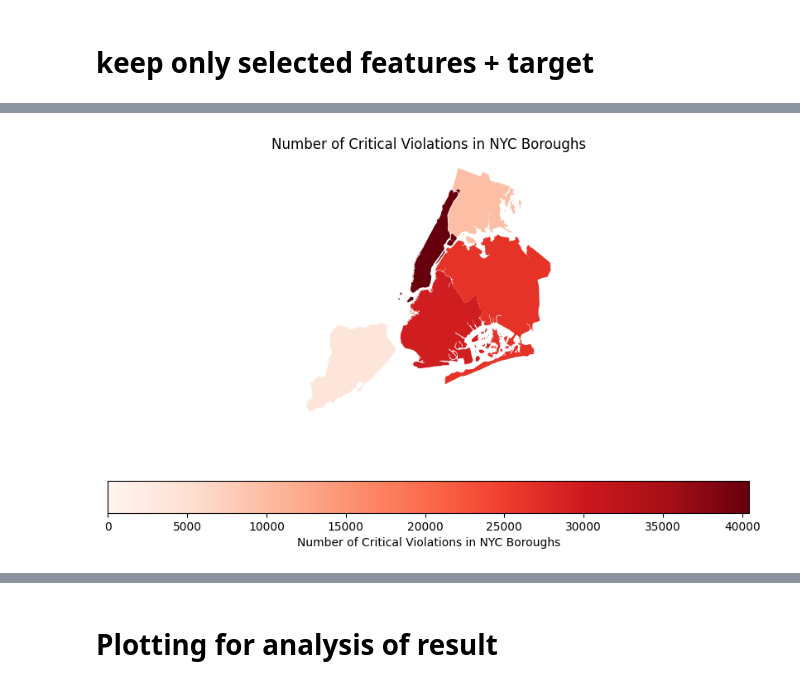
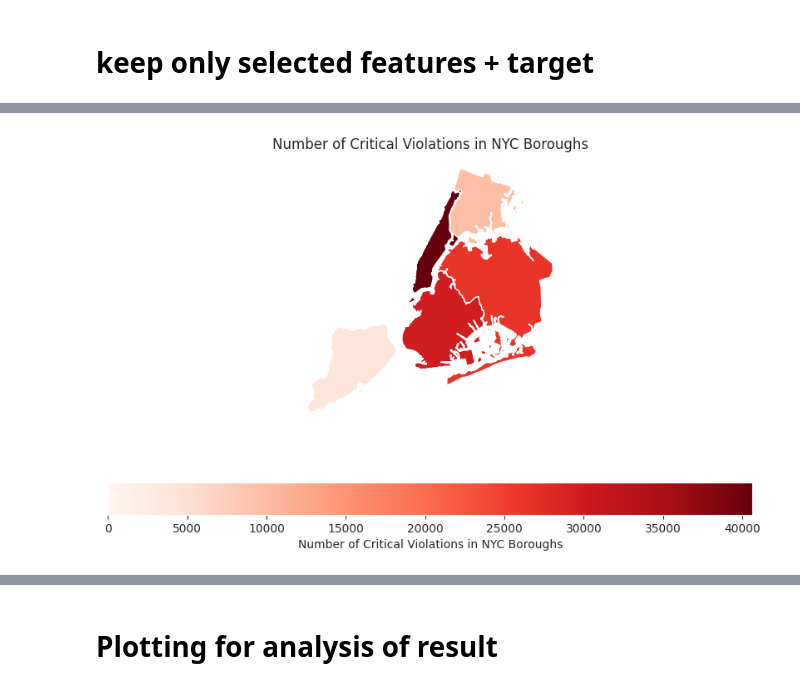
Before and after one commit to tracyhsj/Big-Apple-Bite-Safe, a Jupyter notebook: exploration&visualization/visualization.ipynb, the cells around one changed output, grey strips where cells are left out. Saved outputs shown, nothing was run; the diff lists cells and outputs as text; code cells hidden in the pictures.

```diff
--- a/exploration&visualization/visualization.ipynb
+++ b/exploration&visualization/visualization.ipynb
@@ -7,6 +9,16 @@ import numpy as np
 from sklearn.model_selection import train_test_split
 from sklearn.preprocessing import LabelEncoder, StandardScaler
 from imblearn.over_sampling import RandomOverSampler
+# %%
+# import numpy as np
+# import pandas as pd
+import matplotlib.pyplot as plt
+import seaborn as sns
+
+# Set the seaborn style to 'darkgrid'
+sns.set_style('darkgrid')
+# Execute the matplotlib magic function to ensure plots are displayed inline
+%matplotlib inline
 # %% [markdown]
 # Pull all data into df
 # %%
@@ -309,28 +322,28 @@ Saving NYC_Borough_Boundaries.shx to NYC_Borough_Boundaries.shx
 # %%
 import pandas as pd
 import geopandas as gpd
 import matplotlib.pyplot as plt
 import matplotlib.colors as mcolors
 
 df['is_critical'] = df['critical_flag'].apply(lambda x: 1 if x == 'Critical' else 0)
 
 agg_df = df.groupby('boro')['is_critical'].sum().reset_index()
 
-gdf = gpd.read_file('NYC_Borough_Boundaries.shp')
+gdf = gpd.read_file('ny.shp')
 
 merged_df = gdf.set_index('boro_name').join(agg_df.set_index('boro'))
 
 norm = mcolors.Normalize(vmin=agg_df['is_critical'].min(), vmax=agg_df['is_critical'].max())
 
 fig, ax = plt.subplots(1, 1, figsize=(10, 6))
-merged.plot(column='is_critical', ax=ax, legend=True,
+merged_df.plot(column='is_critical', ax=ax, legend=True,
             cmap='Reds', norm=norm,
             legend_kwds={'label': "Number of Critical Violations in NYC Boroughs",
                          'orientation': "horizontal"})
 
 ax.set_axis_off()
 
 plt.title('Number of Critical Violations in NYC Boroughs')
 plt.show()
 # %% [output]
-[figure, old version]
+[figure, new version]
```
Also changed, not shown: parts of 19 cells of this notebook, 2 other files.
